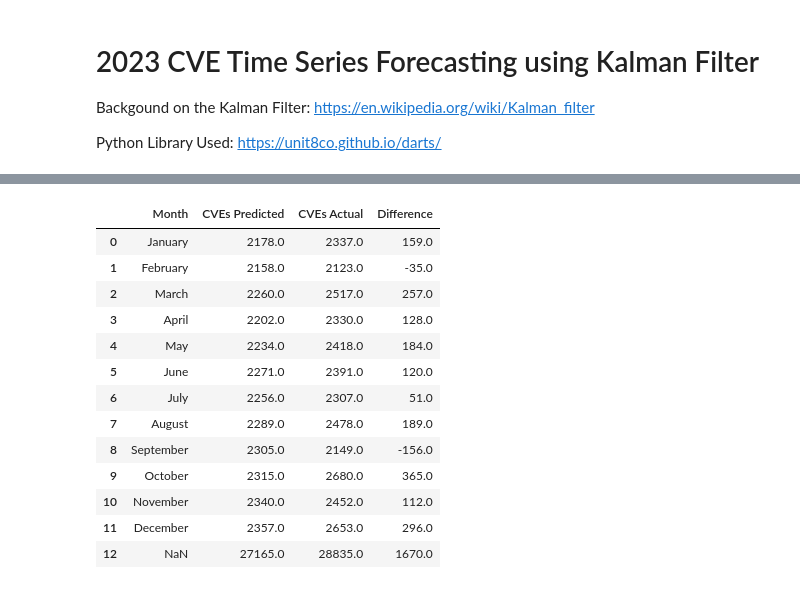
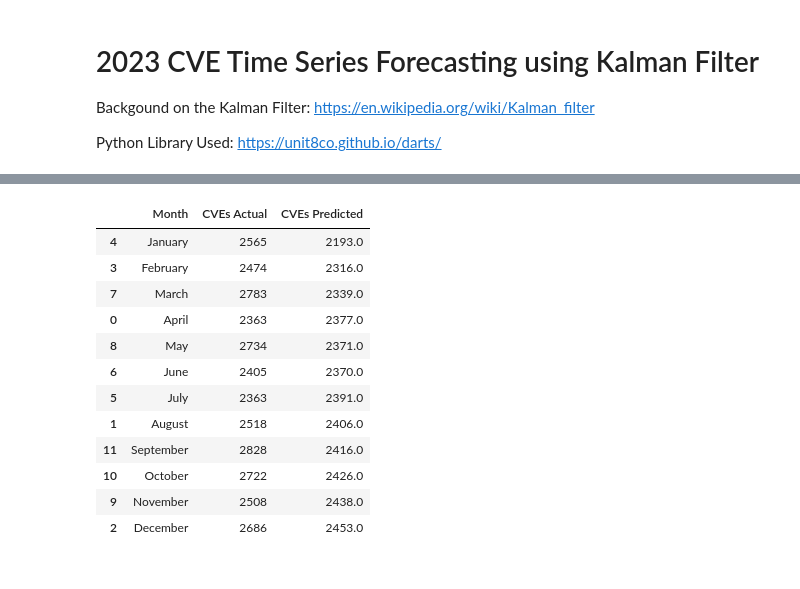
Before and after one commit to jgamblin/KalmanCVE, a Jupyter notebook: Kalman_2023.ipynb, the cells around one changed output, grey strips where cells are left out. Saved outputs shown, nothing was run; the diff lists cells and outputs as text; code cells hidden in the pictures.

```diff
--- a/Kalman_2023.ipynb
+++ b/Kalman_2023.ipynb
@@ -257,31 +237,43 @@ monthly_cves_2023
+# %%
+validation_df = pd.merge(
+    monthly_cves_2024,
+    darts_monthly,
+    how="outer",
+    on='Month',
+)
+
+month_categories = ['January', 'February', 'March', 'April', 'May', 'June',
+                    'July', 'August', 'September', 'October', 'November', 'December', 'Total']
+
+validation_df['Month'] = pd.Categorical(validation_df['Month'], categories = month_categories, ordered = True)
+validation_df = validation_df.sort_values(by='Month')
+
+
+validation_df
+# %% [output]
+|  | Month | CVEs Actual | CVEs Predicted |
+| 4 | January | 2565 | 2193.0 |
+| 3 | February | 2474 | 2316.0 |
+| 7 | March | 2783 | 2339.0 |
+| 0 | April | 2363 | 2377.0 |
+| 8 | May | 2734 | 2371.0 |
+| 6 | June | 2405 | 2370.0 |
+| 5 | July | 2363 | 2391.0 |
+| 1 | August | 2518 | 2406.0 |
+| 11 | September | 2828 | 2416.0 |
+| 10 | October | 2722 | 2426.0 |
+| 9 | November | 2508 | 2438.0 |
+| 2 | December | 2686 | 2453.0 |
 # %%
-validation_df = pd.merge(
-    monthly_cves_2023,
-    darts_monthly,
-    how="outer",
-    on='Month',
-)
-
-validation_df = validation_df.iloc[:12]
 validation_df = validation_df[['Month', 'CVEs Predicted', 'CVEs Actual']]
 validation_df['Difference'] = validation_df['CVEs Actual'] -  validation_df['CVEs Predicted']
-validation_df = validation_df.append(validation_df.sum(numeric_only=True), ignore_index=True)
-validation_df
+
+numeric_df = validation_df.select_dtypes(include=np.number)
+total_row = numeric_df.sum(numeric_only=True)
+
+validation_df = pd.concat([validation_df, pd.DataFrame(total_row.rename('Total')).T], ignore_index=True)
+validation_df['CVEs Actual'].fillna(0, inplace=True)
+validation_df['Difference'].fillna(0, inplace=True)
-# %% [output]
-|  | Month | CVEs Predicted | CVEs Actual | Difference |
-| 0 | January | 2178.0 | 2337.0 | 159.0 |
-| 1 | February | 2158.0 | 2123.0 | -35.0 |
-| 2 | March | 2260.0 | 2517.0 | 257.0 |
-| 3 | April | 2202.0 | 2330.0 | 128.0 |
-| 4 | May | 2234.0 | 2418.0 | 184.0 |
-| 5 | June | 2271.0 | 2391.0 | 120.0 |
-| 6 | July | 2256.0 | 2307.0 | 51.0 |
-| 7 | August | 2289.0 | 2478.0 | 189.0 |
-| 8 | September | 2305.0 | 2149.0 | -156.0 |
-| 9 | October | 2315.0 | 2680.0 | 365.0 |
-| 10 | November | 2340.0 | 2452.0 | 112.0 |
-| 11 | December | 2357.0 | 2653.0 | 296.0 |
-| 12 | NaN | 27165.0 | 28835.0 | 1670.0 |
 # %%
 
 def percentage_change(col1,col2):
```
Also changed, not shown: parts of 12 cells of this notebook, 1 other file.
